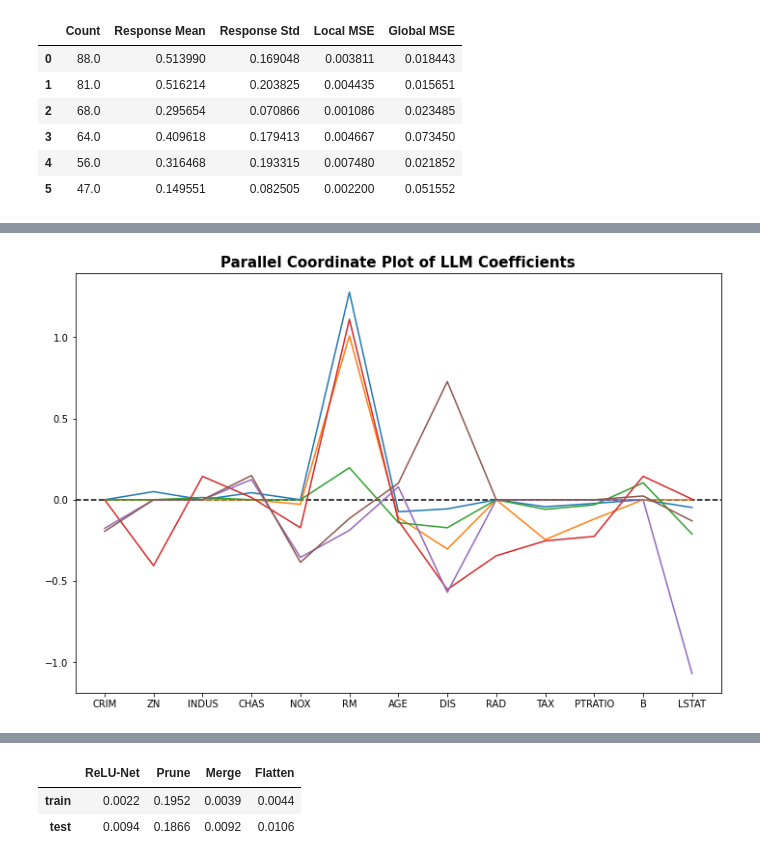
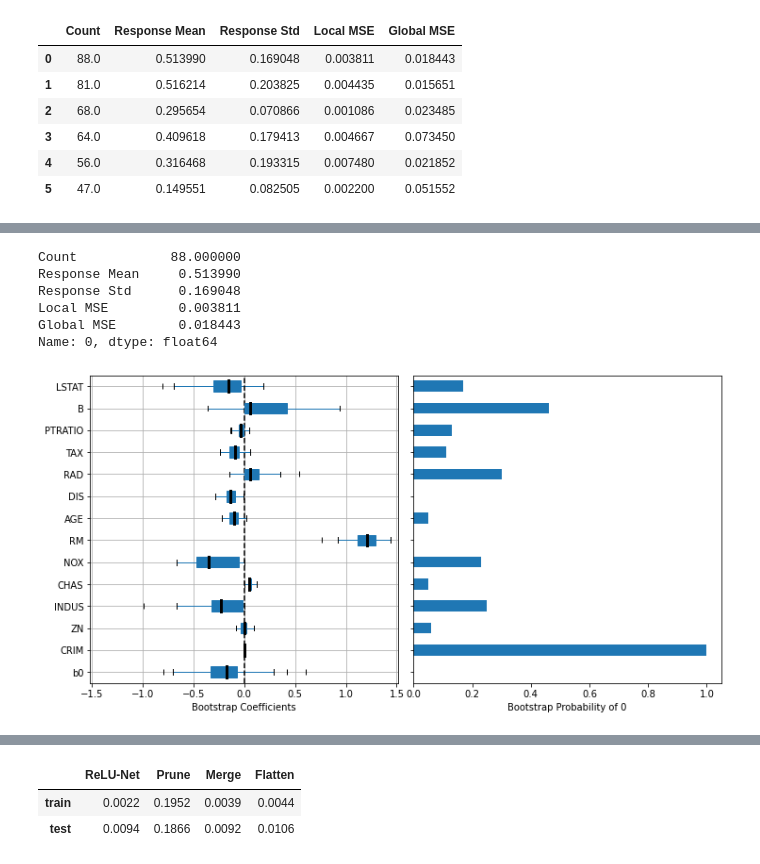
Before and after one commit to SelfExplainML/Aletheia, a Jupyter notebook: examples/BostonHouse.ipynb, the cells around one changed output, grey strips where cells are left out. Drawn from its saved outputs; the diff is of its cells as text; code cells hidden in the pictures.

Commit message:
update examples for v1.3.3; update feature importance calculation and partial plot

```diff
--- a/examples/BostonHouse.ipynb
+++ b/examples/BostonHouse.ipynb
@@ -173,4 +191,10 @@ clf_merge.summary()
 # %%
-fig = clf_merge.pc_plot(figsize=(12, 8))
+fig = clf_merge.local_inference_bootstrap(0, figsize=(12, 6))
 # %% [output]
+Count            88.000000
+Response Mean     0.513990
+Response Std      0.169048
+Local MSE         0.003811
+Global MSE        0.018443
+Name: 0, dtype: float64
-[figure, old version]
+[figure, new version]
```
Also changed, not shown: parts of 40 cells of this notebook, 1 other file.
